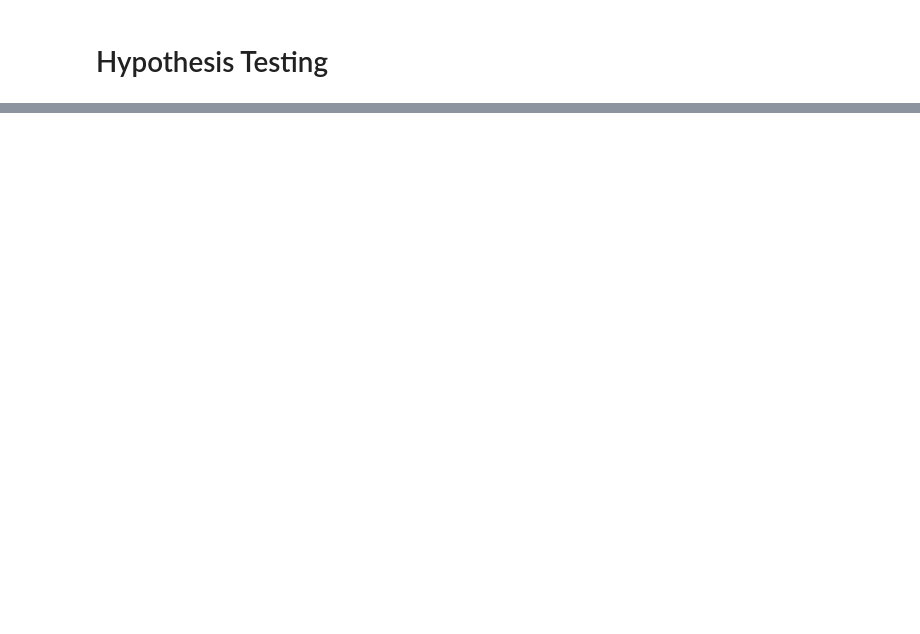
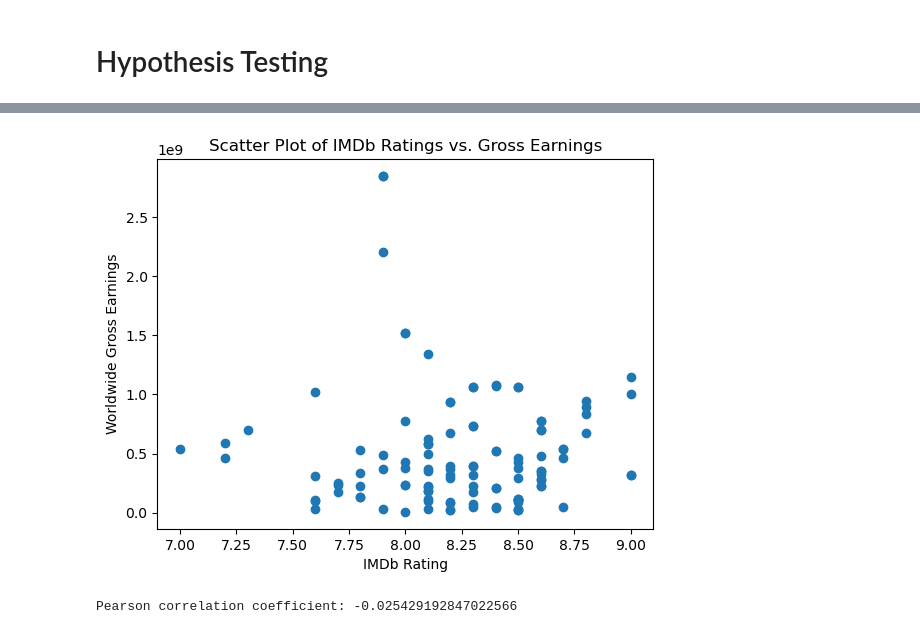
Before and after one commit to AlejandroJFR/week_3_project, a Jupyter notebook: main.ipynb, the cells around one changed output, grey strips where cells are left out. Cells and saved outputs as stored; diff of their text form; code cells hidden in the pictures; blank space fills up the shorter version.

```diff
--- a/main.ipynb
+++ b/main.ipynb
@@ -507,0 +544,15 @@ merged_values
+# %%
+# Creates a scatter plot to visualize how gross values change in relation to the IMDB rating
+plt.scatter(merged_movies['rating'], merged_movies['worldwide_gross'])
+plt.xlabel('IMDb Rating')
+plt.ylabel('Worldwide Gross Earnings')
+plt.title('Scatter Plot of IMDb Ratings vs. Gross Earnings')
+plt.show()
+# %% [output]
+[figure, added]
+# %%
+# Calculates the Pearson correlation coeficcient
+correlation = merged_movies['rating'].corr(merged_movies['worldwide_gross'])
+print(f"Pearson correlation coefficient: {correlation}")
+# %% [output]
+Pearson correlation coefficient: -0.025429192847022566
```
Also changed, not shown: parts of 11 cells of this notebook, 1 other file.
